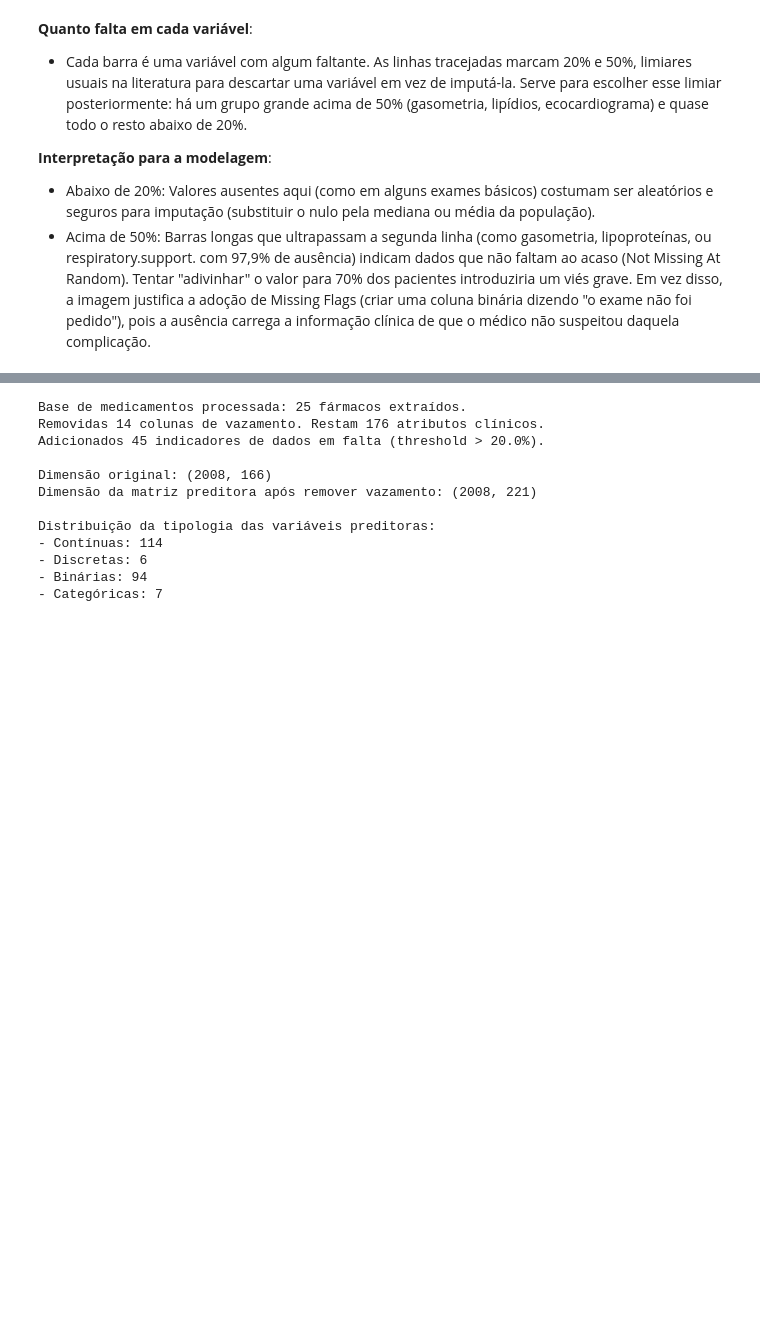
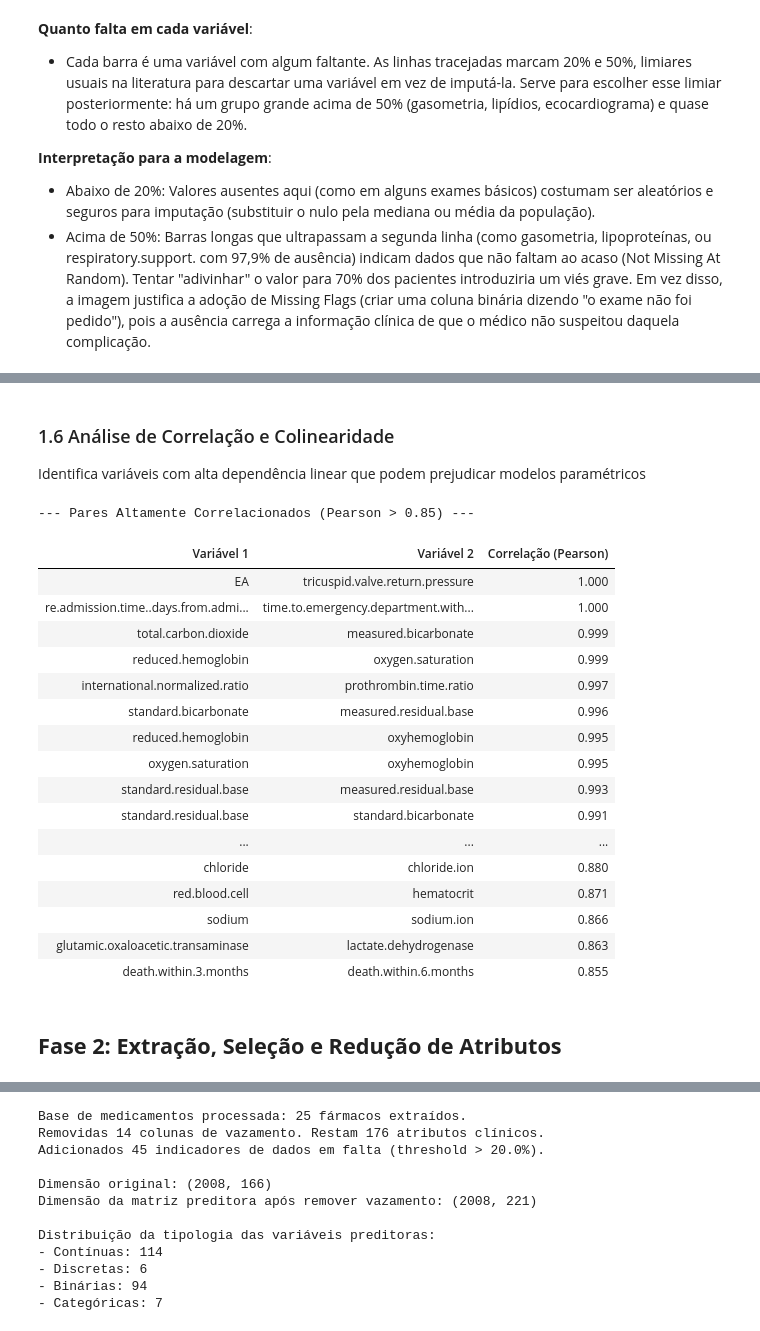
Before and after one commit to luishcr29/heart-failure-outcome-prediction-fork1, a Jupyter notebook: notebooks/main.ipynb, the cells around one changed output, grey strips where cells are left out. Cells and saved outputs as stored; diff of their text form; code cells hidden in the pictures; blank space fills up the shorter version.

```diff
--- a/notebooks/main.ipynb
+++ b/notebooks/main.ipynb
@@ -319 +237,31 @@ Figura salva como PDF vetorial em:
+# %% [markdown]
+### 1.6 Análise de Correlação e Colinearidade
+
+Identifica variáveis com alta dependência linear que podem prejudicar modelos paramétricos
+# %%
+# _ = eda.analyze_collinearity(patients, threshold=0.85)
+
+# Identifica pares preditores com forte dependência linear (Pearson > 0.85)
+collinear_df = eda.analyze_collinearity(patients, threshold=0.85)
+# %% [output]
+--- Pares Altamente Correlacionados (Pearson > 0.85) ---
+| Variável 1 | Variável 2 | Correlação (Pearson) |
+| EA | tricuspid.valve.return.pressure | 1.000 |
+| re.admission.time..days.from.admi... | time.to.emergency.department.with... | 1.000 |
+| total.carbon.dioxide | measured.bicarbonate | 0.999 |
+| reduced.hemoglobin | oxygen.saturation | 0.999 |
+| international.normalized.ratio | prothrombin.time.ratio | 0.997 |
+| standard.bicarbonate | measured.residual.base | 0.996 |
+| reduced.hemoglobin | oxyhemoglobin | 0.995 |
+| oxygen.saturation | oxyhemoglobin | 0.995 |
+| standard.residual.base | measured.residual.base | 0.993 |
+| standard.residual.base | standard.bicarbonate | 0.991 |
+| ... | ... | ... |
+| chloride | chloride.ion | 0.880 |
+| red.blood.cell | hematocrit | 0.871 |
+| sodium | sodium.ion | 0.866 |
+| glutamic.oxaloacetic.transaminase | lactate.dehydrogenase | 0.863 |
+| death.within.3.months | death.within.6.months | 0.855 |
+# %% [markdown]
+## **Fase 2: Extração, Seleção e Redução de Atributos**
 # %% [markdown]
```
Also changed, not shown: parts of 31 cells of this notebook, 8 other files.
